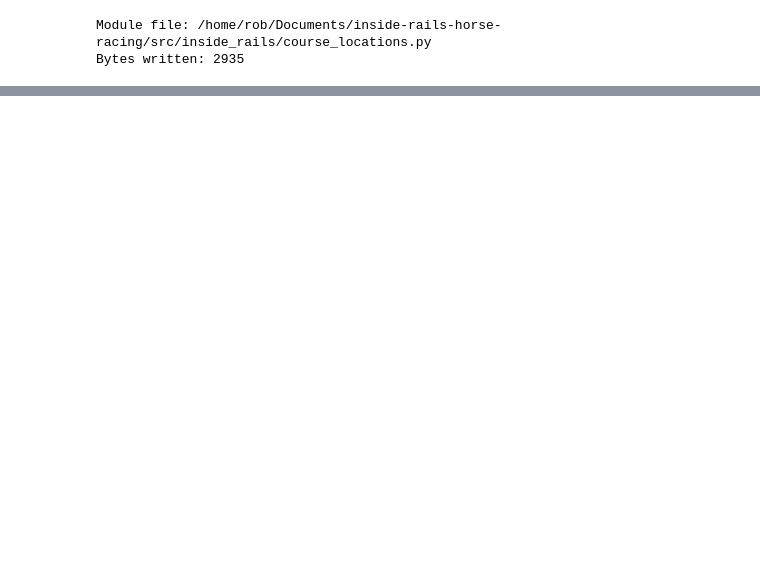
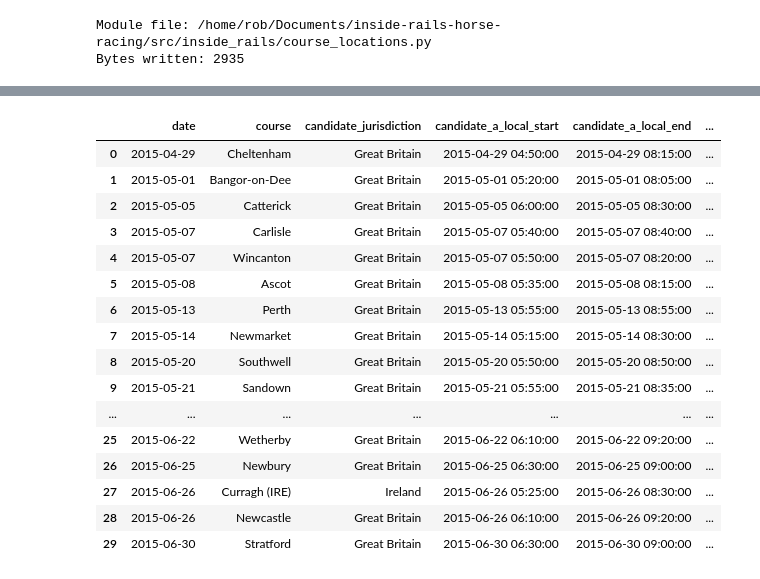
Before and after one commit to rjmac22/inside-rails-horse-racing, a Jupyter notebook: notebooks/11_off_time_and_temporal_semantics.ipynb, the cells around one changed output, grey strips where cells are left out. Saved outputs shown, nothing was run; the diff lists cells and outputs as text; code cells hidden in the pictures; blank space fills up the shorter version.

```diff
--- a/notebooks/11_off_time_and_temporal_semantics.ipynb
+++ b/notebooks/11_off_time_and_temporal_semantics.ipynb
@@ -5296,0 +7184,54 @@ Assigned timezones: 0
+# %%
+# Profile the persistent-neither meetings by month and candidate local times.
+#
+# This tests whether the apparent profile failures are concentrated in
+# spring and summer periods missing from the short post-boundary sample.
+
+persistent_neither["meeting_month"] = pd.to_datetime(
+    persistent_neither["date"]
+).dt.month
+
+persistent_neither_month_summary = (
+    persistent_neither
+    .groupby("meeting_month", as_index=False)
+    .agg(
+        meetings=("race_count", "size"),
+        races=("race_count", "sum"),
+        distinct_courses=("candidate_course_label", "nunique"),
+    )
+)
+
+persistent_neither_month_summary["month_name"] = (
+    pd.to_datetime(
+        persistent_neither_month_summary["meeting_month"],
+        format="%m",
+    ).dt.month_name()
+)
+
+display(
+    persistent_neither_month_summary[
+        [
+            "meeting_month",
+            "month_name",
+            "meetings",
+            "races",
+            "distinct_courses",
+        ]
+    ]
+)
+
+persistent_neither[
+    [
+        "date",
+        "course",
+        "candidate_jurisdiction",
+        "candidate_a_local_start",
+        "candidate_a_local_end",
+        "candidate_b_local_start",
+        "candidate_b_local_end",
+        "observed_meetings",
+    ]
+].sort_values(
+    ["date", "course"]
+).head(30)
+# %% [output]
@@ -5296,0 +7250,17 @@ Assigned timezones: 0
+|  | date | course | candidate_jurisdiction | candidate_a_local_start | candidate_a_local_end | ... |
+| 0 | 2015-04-29 | Cheltenham | Great Britain | 2015-04-29 04:50:00 | 2015-04-29 08:15:00 | ... |
+| 1 | 2015-05-01 | Bangor-on-Dee | Great Britain | 2015-05-01 05:20:00 | 2015-05-01 08:05:00 | ... |
+| 2 | 2015-05-05 | Catterick | Great Britain | 2015-05-05 06:00:00 | 2015-05-05 08:30:00 | ... |
+| 3 | 2015-05-07 | Carlisle | Great Britain | 2015-05-07 05:40:00 | 2015-05-07 08:40:00 | ... |
+| 4 | 2015-05-07 | Wincanton | Great Britain | 2015-05-07 05:50:00 | 2015-05-07 08:20:00 | ... |
+| 5 | 2015-05-08 | Ascot | Great Britain | 2015-05-08 05:35:00 | 2015-05-08 08:15:00 | ... |
+| 6 | 2015-05-13 | Perth | Great Britain | 2015-05-13 05:55:00 | 2015-05-13 08:55:00 | ... |
+| 7 | 2015-05-14 | Newmarket | Great Britain | 2015-05-14 05:15:00 | 2015-05-14 08:30:00 | ... |
+| 8 | 2015-05-20 | Southwell | Great Britain | 2015-05-20 05:50:00 | 2015-05-20 08:50:00 | ... |
+| 9 | 2015-05-21 | Sandown | Great Britain | 2015-05-21 05:55:00 | 2015-05-21 08:35:00 | ... |
+| ... | ... | ... | ... | ... | ... | ... |
+| 25 | 2015-06-22 | Wetherby | Great Britain | 2015-06-22 06:10:00 | 2015-06-22 09:20:00 | ... |
+| 26 | 2015-06-25 | Newbury | Great Britain | 2015-06-25 06:30:00 | 2015-06-25 09:00:00 | ... |
+| 27 | 2015-06-26 | Curragh (IRE) | Ireland | 2015-06-26 05:25:00 | 2015-06-26 08:30:00 | ... |
+| 28 | 2015-06-26 | Newcastle | Great Britain | 2015-06-26 06:10:00 | 2015-06-26 09:20:00 | ... |
+| 29 | 2015-06-30 | Stratford | Great Britain | 2015-06-30 06:30:00 | 2015-06-30 09:00:00 | ... |
```
Also changed, not shown: parts of 45 cells of this notebook, 1 other file.
